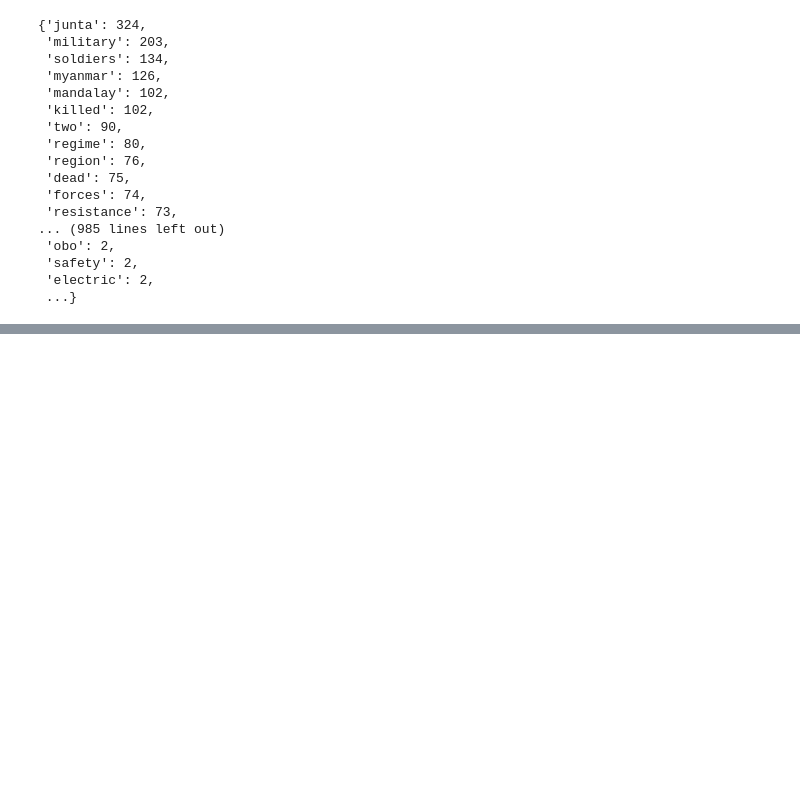
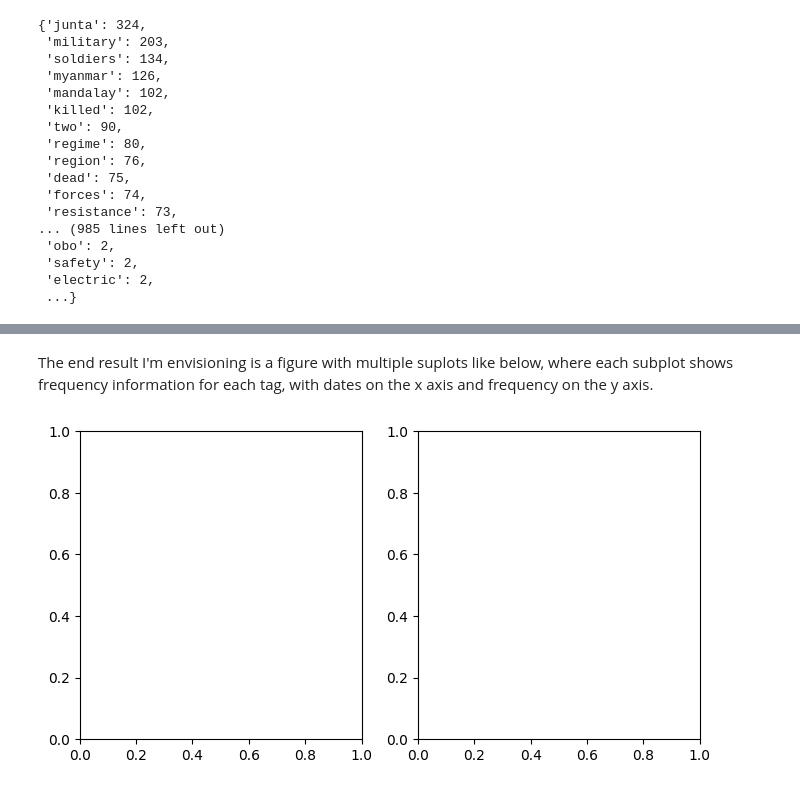
Before and after one commit to khine-thant-su/MM_news_headlines_analysis, a Jupyter notebook: Myanmar news headlines scraping.ipynb, the cells around one changed output, grey strips where cells are left out. Drawn from its saved outputs; the diff is of its cells as text; code cells hidden in the pictures; blank space fills up the shorter version.

```diff
--- a/Myanmar news headlines scraping.ipynb
+++ b/Myanmar news headlines scraping.ipynb
@@ -224,0 +511,6 @@ d1
+# %% [markdown]
+The end result I'm envisioning is a figure with multiple suplots like below, where each subplot shows frequency information for each tag, with dates on the x axis and frequency on the y axis.
+# %%
+fig, (ax1, ax2) = plt.subplots(nrows=1, ncols=2, figsize=(8, 4))
+# %% [output]
+[figure, added]
```
Also changed, not shown: parts of 34 cells of this notebook.
